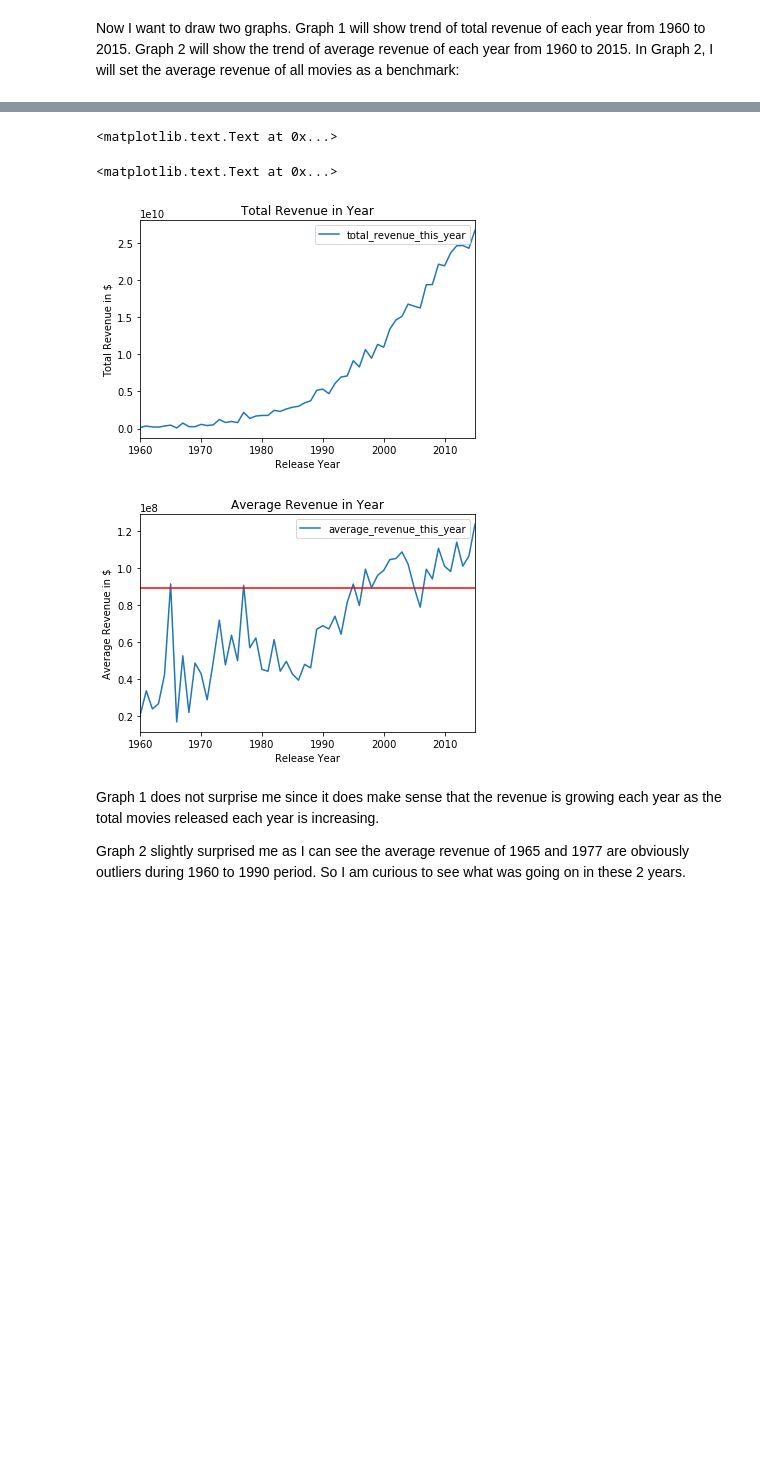
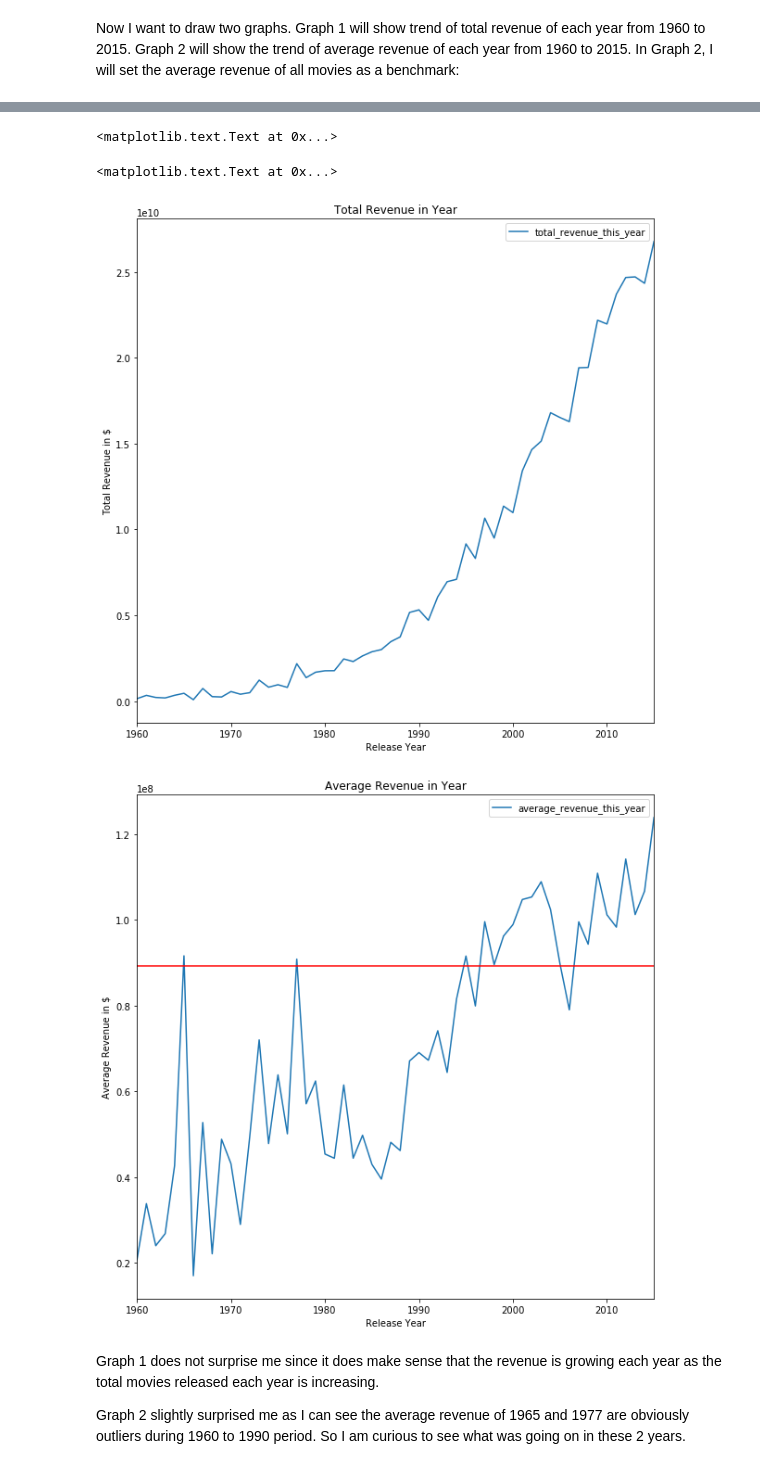
Before and after one commit to arielma/tmdb-movies-dataset-analysis, a Jupyter notebook: Ariel_Ma TMDB Movie Data Analysis.ipynb, the cells around one changed output, grey strips where cells are left out. Saved outputs shown, nothing was run; the diff lists cells and outputs as text; code cells hidden in the pictures; blank space fills up the shorter version.

```diff
--- a/Ariel_Ma TMDB Movie Data Analysis.ipynb
+++ b/Ariel_Ma TMDB Movie Data Analysis.ipynb
@@ -59,10 +61,8 @@ import numpy as np
 np.set_printoptions(threshold=np.nan)
 
 import matplotlib.pyplot as plt
-plt.rcParams['figure.figsize'] = (10,10)
+import seaborn as sns
 %matplotlib inline
-
-import seaborn as sns
 
 import unicodecsv
 
@@ -393,36 +435,36 @@ movies_year_revenue['std_year_average_revenue'] = movies_year_revenue['average_r
 # %% [markdown]
 Now I want to draw two graphs. Graph 1 will show trend of total revenue of each year from 1960 to 2015. Graph 2 will show the trend of average revenue of each year from 1960 to 2015. In Graph 2, I will set the average revenue of all movies as a benchmark:
 # %%
-movies_year_revenue.plot(kind='line', x='release_year', y='total_revenue_this_year')
+movies_year_revenue.plot(kind='line', x='release_year', y='total_revenue_this_year', figsize=(10,10))
 plt.title('Total Revenue in Year')
 
 # Set x-axis label
 plt.xlabel('Release Year')
 
 # Set y-axis label
 plt.ylabel('Total Revenue in $')
 
-movies_year_revenue.plot(kind='line', x='release_year', y='average_revenue_this_year')
+movies_year_revenue.plot(kind='line', x='release_year', y='average_revenue_this_year', figsize=(10,10))
 plt.axhline(y=movies_average_revenue, color='r', linestyle='-')
 plt.title('Average Revenue in Year')
 
 # Set x-axis label
 plt.xlabel('Release Year')
 
 # Set y-axis label
 plt.ylabel('Average Revenue in $')
 # %% [output]
 <matplotlib.axes._subplots.AxesSubplot at 0x...>
 <matplotlib.text.Text at 0x...>
 <matplotlib.text.Text at 0x...>
 <matplotlib.text.Text at 0x...>
 <matplotlib.axes._subplots.AxesSubplot at 0x...>
 <matplotlib.lines.Line2D at 0x...>
 <matplotlib.text.Text at 0x...>
 <matplotlib.text.Text at 0x...>
 <matplotlib.text.Text at 0x...>
-[figure, old version]
+[figure, new version]
-[figure, old version]
+[figure, new version]
 # %% [markdown]
 Graph 1 does not surprise me since it does make sense that the revenue is growing each year as the total movies released each year is increasing.
 
```
Also changed, not shown: parts of 17 cells of this notebook.
